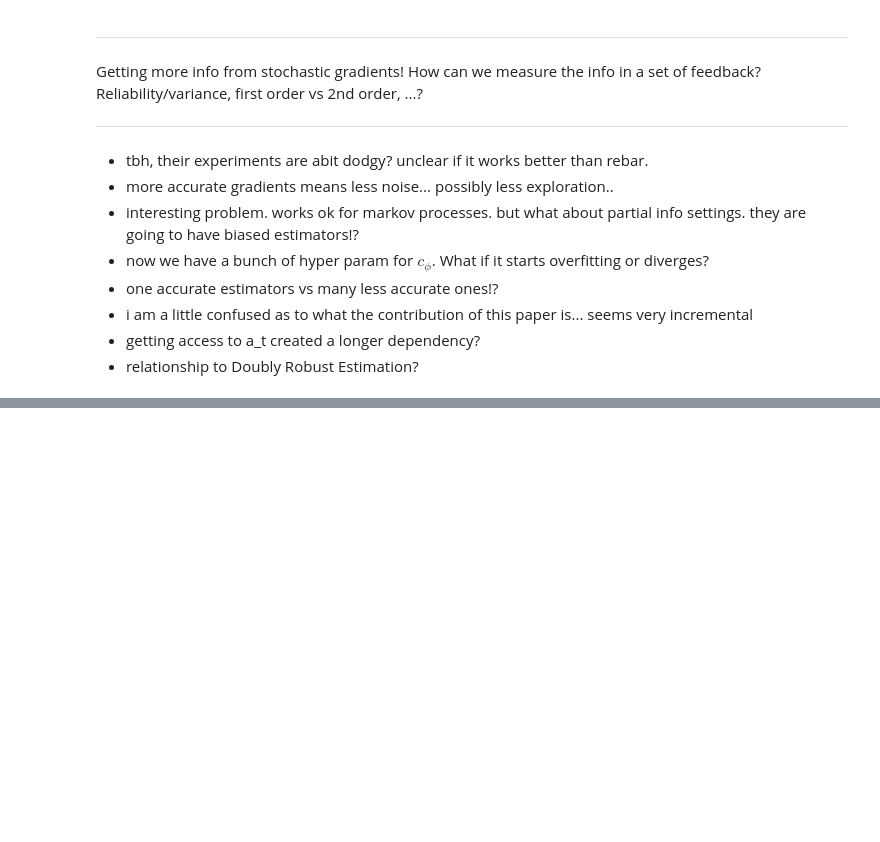
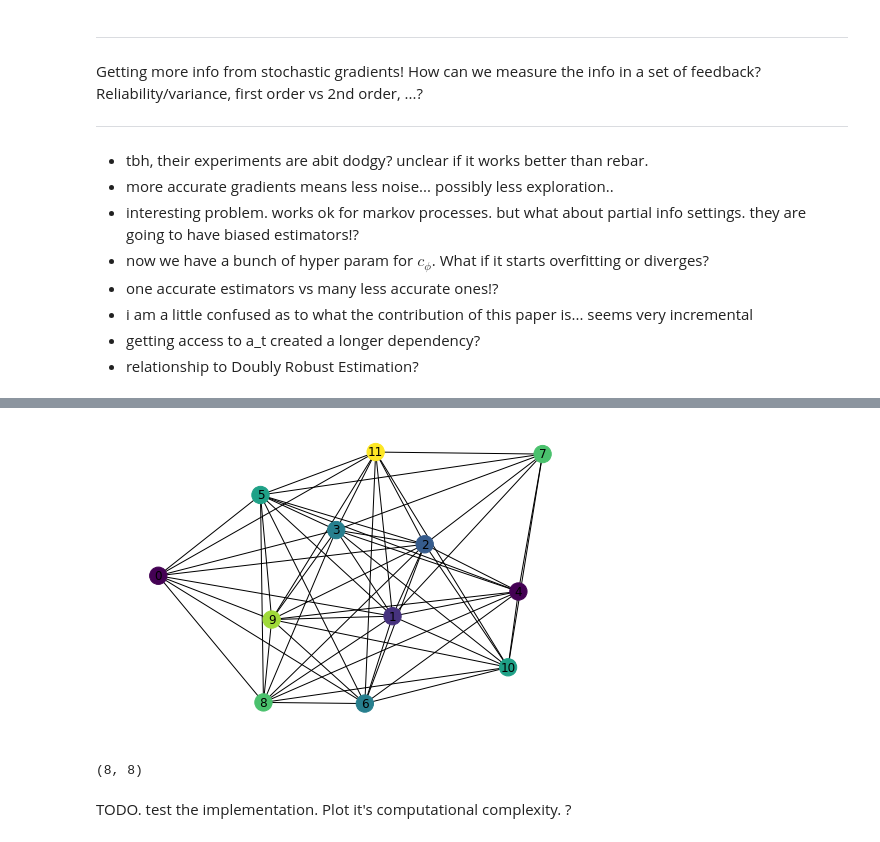
Before and after one commit to act65/datasci, a Jupyter notebook: gradient-estimation/estimation.ipynb, the cells around one changed output, grey strips where cells are left out. Cells and saved outputs as stored; diff of their text form; code cells hidden in the pictures; blank space fills up the shorter version.

```diff
--- a/gradient-estimation/estimation.ipynb
+++ b/gradient-estimation/estimation.ipynb
@@ -655,0 +748,9 @@ def estimate_grad(f, x, prior):
+# %%
+m = np.random.randint(0, 2, (12,12))
+g = nx.from_numpy_array(m)
+coloring = greedy_coloring(g)
+node_colors = list(sorted([(i, k) for k,v in coloring.items() for i in v]))
+node_colors = [j for i, j in node_colors]
+nx.draw(g, node_color=node_colors, with_labels=True)
+# %% [output]
+[figure, added]
@@ -655,0 +773,12 @@ def estimate_grad(f, x, prior):
+# %%
+def sigmoid(x):
+    return 1/(1+np.exp(-x))
+
+out = rainbow(sigmoid, np.random.randint(0,2,(8,8)))
+out.shape
+# %% [output]
+(8, 8)
+# %% [markdown]
+TODO. test the implementation.
+Plot it's computational complexity.
+?
```
Also changed, not shown: parts of 35 cells of this notebook, 1 other file.
